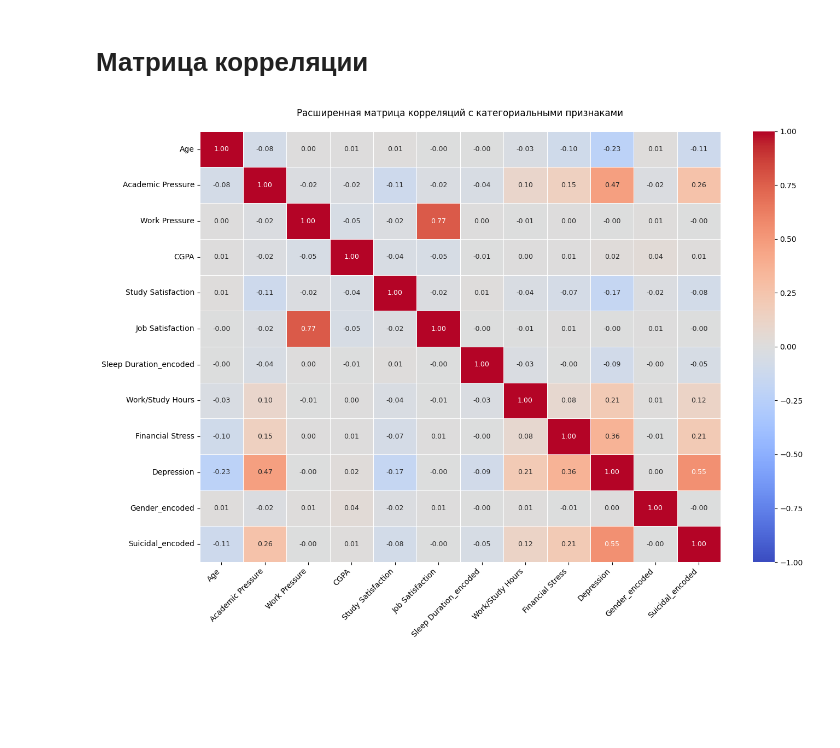
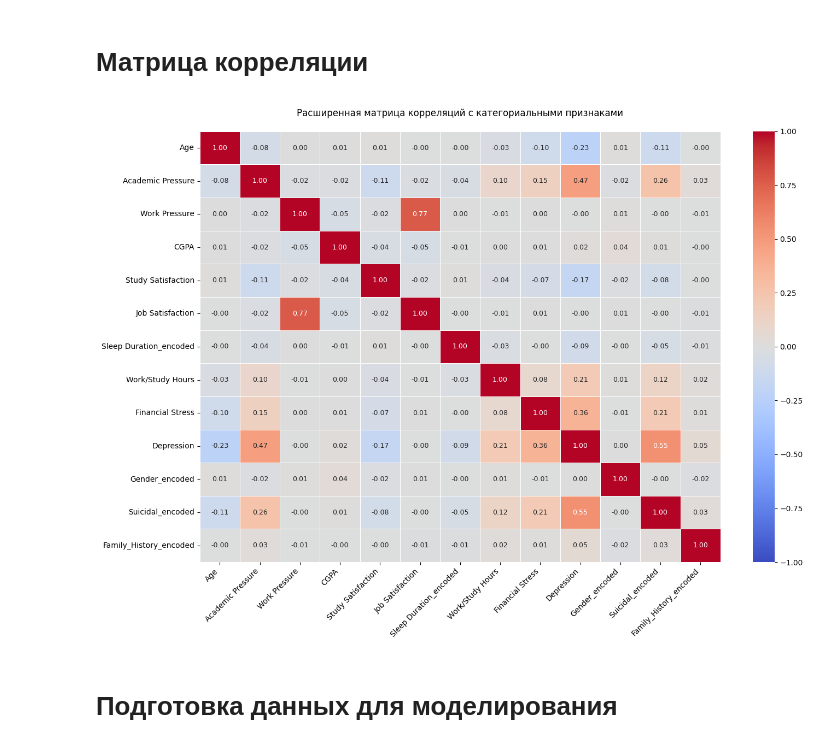
Before and after one commit to kasaiannn/HW, a Jupyter notebook: project.ipynb, the cells around one changed output. Drawn from its saved outputs; the diff is of its cells as text; code cells hidden in the pictures; blank space fills up the shorter version.

```diff
--- a/project.ipynb
+++ b/project.ipynb
@@ -351,6 +364,10 @@ df_corr['Gender_encoded'] = df_corr['Gender'].map(gender_map)
 
 suicidal_map = {'Yes': 1, 'No': 0}
 df_corr['Suicidal_encoded'] = df_corr['Have you ever had suicidal thoughts ?'].map(suicidal_map)
+
+# Кодирование истории психических заболеваний в семье
+family_history_map = {'Yes': 1, 'No': 0}
+df_corr['Family_History_encoded'] = df_corr['Family History of Mental Illness'].map(family_history_map)
 
 # Уже закодированный Sleep Duration (как мы делали ранее)
 sleep_map = {
@@ -371,32 +388,35 @@ features_for_corr = [
     'Study Satisfaction',
     'Job Satisfaction',
     'Sleep Duration_encoded',
     'Work/Study Hours',
     'Financial Stress',
     'Depression',
     'Gender_encoded',
-    'Suicidal_encoded'
+    'Suicidal_encoded',
+    'Family_History_encoded'
 ]
 
 # Строим матрицу корреляций
 plt.figure(figsize=(14, 10))
 corr_matrix = df_corr[features_for_corr].corr()
 
 # Улучшенная визуализация
 sns.heatmap(corr_matrix,
             annot=True,
             cmap='coolwarm',
             fmt='.2f',
             vmin=-1,
             vmax=1,
             linewidths=0.5,
             annot_kws={'size': 9})
 
 # Настраиваем подписи
 plt.xticks(rotation=45, ha='right')
 plt.yticks(rotation=0)
 plt.title('Расширенная матрица корреляций с категориальными признаками', pad=20)
 plt.tight_layout()
 plt.show()
 # %% [output]
-[figure, old version]
+[figure, new version]
+# %% [markdown]
+# **Подготовка данных для моделирования**
```
Also changed, not shown: parts of 15 cells of this notebook.
